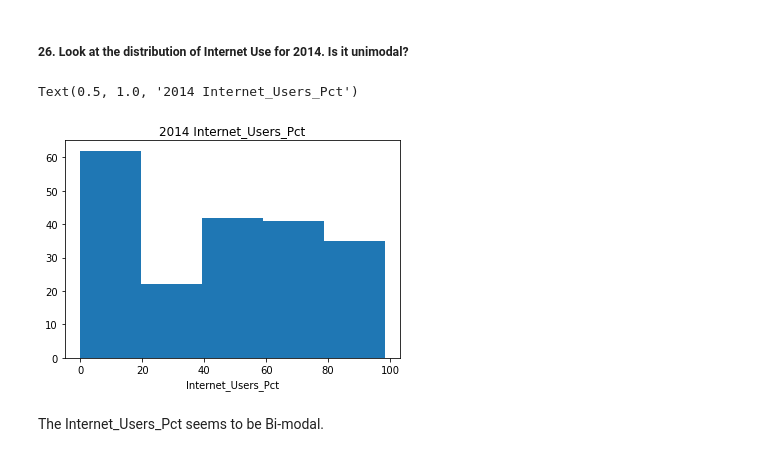
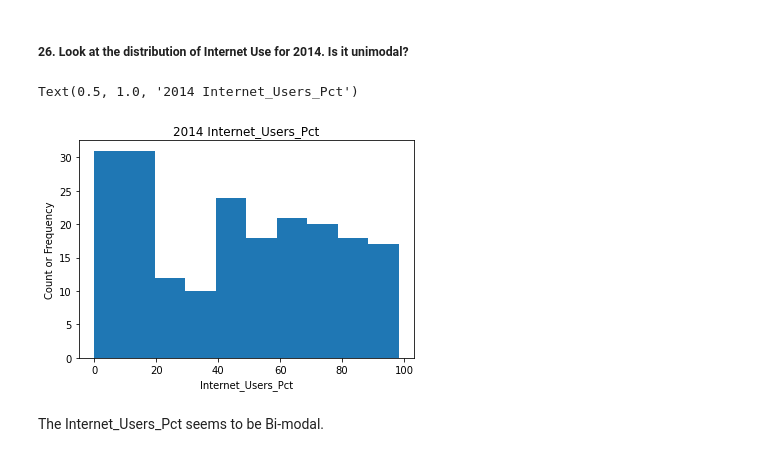
Before and after one commit to dpatelaqua/gdp-and-internet-usage-dpatelaqua_python, a Jupyter notebook: notebook/assignment.ipynb, the cells around one changed output. Drawn from its saved outputs; the diff is of its cells as text; code cells hidden in the pictures.

```diff
--- a/notebook/assignment.ipynb
+++ b/notebook/assignment.ipynb
@@ -508,12 +496,13 @@ The GDP per capital seems to be unimodal
 # %% [markdown]
 ##### 26. Look at the distribution of Internet Use for 2014. Is it unimodal?
 # %%
-plt.hist(is_2014["Internet_Users_Pct"], bins =5)
+plt.hist(is_2014["Internet_Users_Pct"])
 plt.xlabel('Internet_Users_Pct')
+plt.ylabel('Count or Frequency')
 plt.title('2014 Internet_Users_Pct')
 # %% [output]
 Text(0.5, 1.0, '2014 Internet_Users_Pct')
-[figure, old version]
+[figure, new version]
 # %% [markdown]
 The Internet_Users_Pct seems to be Bi-modal.
 # %% [markdown]
```
Also changed, not shown: parts of 16 cells of this notebook.
